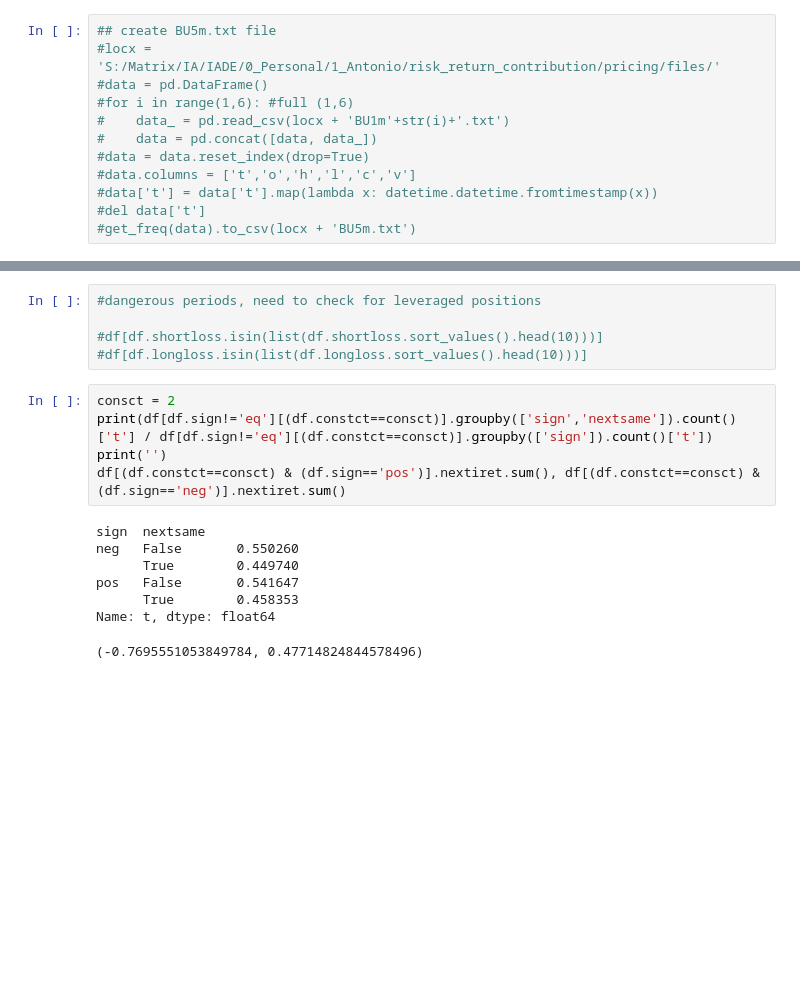
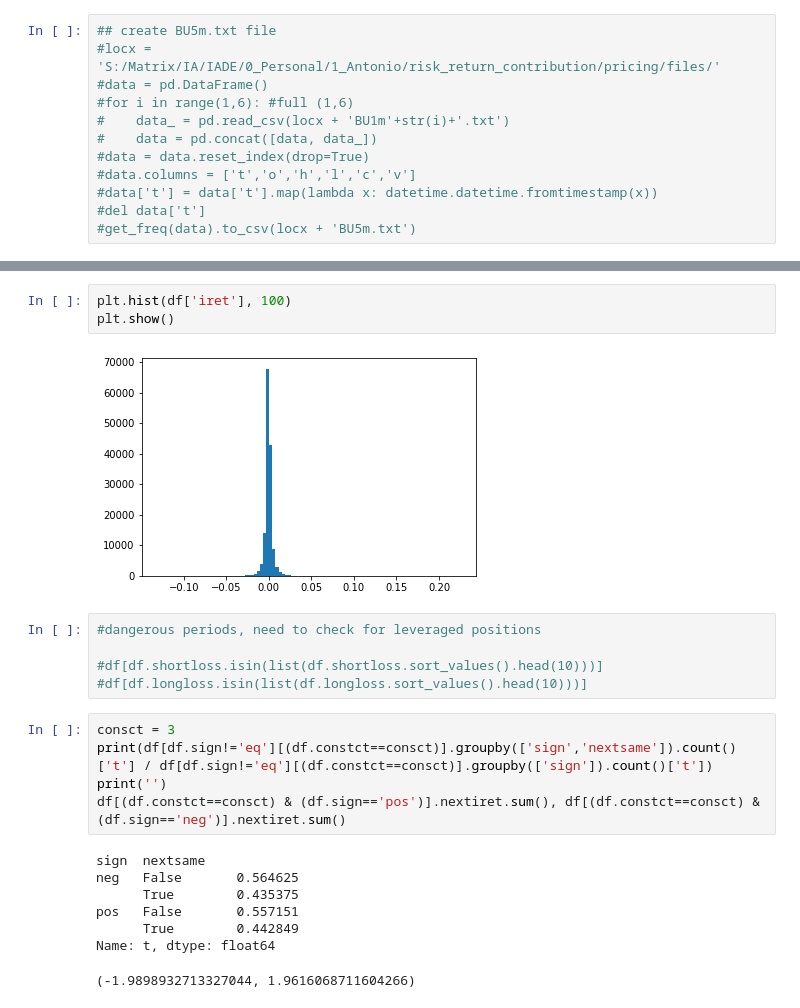
Before and after one commit to antogranell/gdax, a Jupyter notebook: project_index_2.ipynb, the cells around one changed output, grey strips where cells are left out. Saved outputs shown, nothing was run; the diff lists cells and outputs as text; blank space fills up the shorter version.

```diff
--- a/project_index_2.ipynb
+++ b/project_index_2.ipynb
@@ -121,18 +150,23 @@ df.tail(3)
+# %%
+plt.hist(df['iret'], 100)
+plt.show()
+# %% [output]
+[figure, added]
 # %%
 #dangerous periods, need to check for leveraged positions
 
 #df[df.shortloss.isin(list(df.shortloss.sort_values().head(10)))]
 #df[df.longloss.isin(list(df.longloss.sort_values().head(10)))]
 # %%
-consct = 2
+consct = 3
 print(df[df.sign!='eq'][(df.constct==consct)].groupby(['sign','nextsame']).count()['t'] / df[df.sign!='eq'][(df.constct==consct)].groupby(['sign']).count()['t'])
 print('')
 df[(df.constct==consct) & (df.sign=='pos')].nextiret.sum(), df[(df.constct==consct) & (df.sign=='neg')].nextiret.sum()
 # %% [output]
 sign  nextsame
-neg   False       0.550260
-      True        0.449740
-pos   False       0.541647
-      True        0.458353
+neg   False       0.564625
+      True        0.435375
+pos   False       0.557151
+      True        0.442849
 Name: t, dtype: float64
-(-0.7695551053849784, 0.47714824844578496)
+(-1.9898932713327044, 1.9616068711604266)
```
Also changed, not shown: parts of 38 cells of this notebook.
